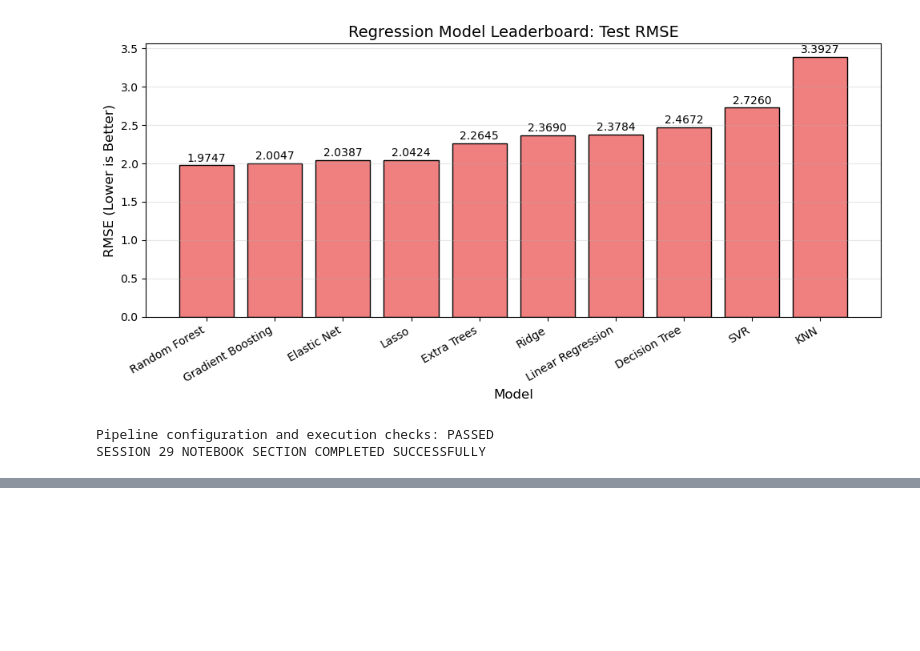
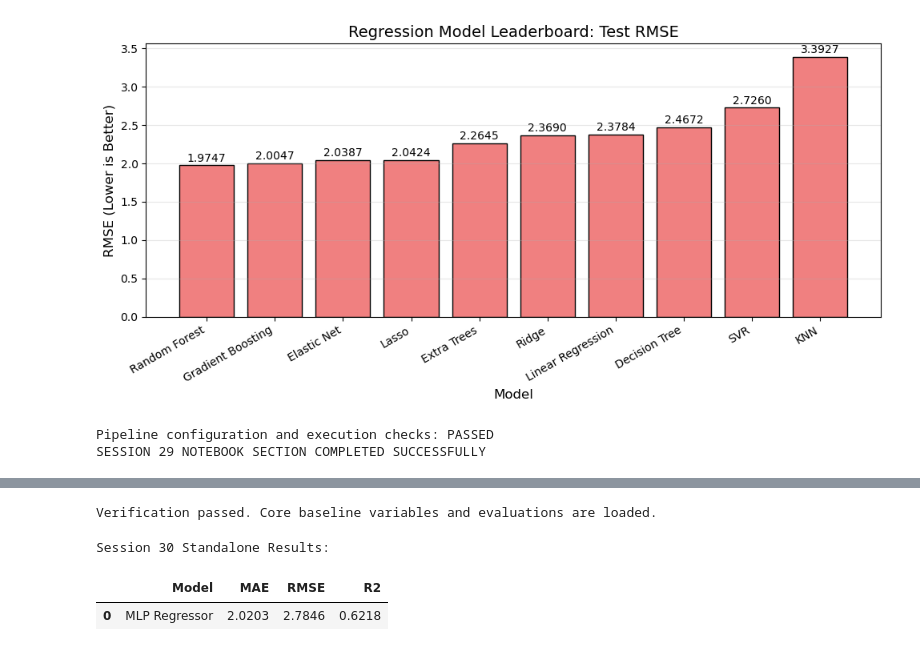
Before and after one commit to NDracorex/student-performance-ml, a Jupyter notebook: notebooks/05_regression_models.ipynb, the cells around one changed output, grey strips where cells are left out. Cells and saved outputs as stored; diff of their text form; code cells hidden in the pictures; blank space fills up the shorter version.

```diff
--- a/notebooks/05_regression_models.ipynb
+++ b/notebooks/05_regression_models.ipynb
@@ -890,0 +898,47 @@ SESSION 29 NOTEBOOK SECTION COMPLETED SUCCESSFULLY
+# %%
+# Imports for Session 30
+from sklearn.neural_network import MLPRegressor
+from sklearn.preprocessing import StandardScaler
+from sklearn.pipeline import make_pipeline
+import numpy as np
+import pandas as pd
+import matplotlib.pyplot as plt
+from IPython.display import display
+
+# Ensure previous session variables and helpers are active in the kernel memory
+required_objects = ["Xtr_f", "Xte_f", "ytr", "yte", "eval_reg"]
+missing_objects = [name for name in required_objects if name not in globals()]
+
+if missing_objects:
+    raise NameError(f"Prerequisite objects missing from prior sessions: {missing_objects}. Please run the preceding cells first.")
+else:
+    print("Verification passed. Core baseline variables and evaluations are loaded.")
+# %% [output]
+Verification passed. Core baseline variables and evaluations are loaded.
+# %%
+# Initialize scaled Multi-Layer Perceptron Regressor inside a pipeline
+mlp_pipeline = make_pipeline(
+    StandardScaler(),
+    MLPRegressor(hidden_layer_sizes=(64, 32), max_iter=1000, random_state=42)
+)
+
+# Fit the MLP pipeline on the training data
+mlp_pipeline.fit(Xtr_f, ytr)
+
+# Generate test predictions
+mlp_predictions = mlp_pipeline.predict(Xte_f)
+
+# Evaluate predictions using the project's evaluation metrics
+mlp_metrics = eval_reg(yte, mlp_predictions)
+
+# Standalone comparison dataframe for Session 30
+session30_results = pd.DataFrame([
+    {"Model": "MLP Regressor", **mlp_metrics}
+])
+
+print("Session 30 Standalone Results:")
+display(session30_results.round(4))
+# %% [output]
+Session 30 Standalone Results:
+|  | Model | MAE | RMSE | R2 |
+| 0 | MLP Regressor | 2.0203 | 2.7846 | 0.6218 |
```
Also changed, not shown: parts of 4 cells of this notebook, 2 other files.
